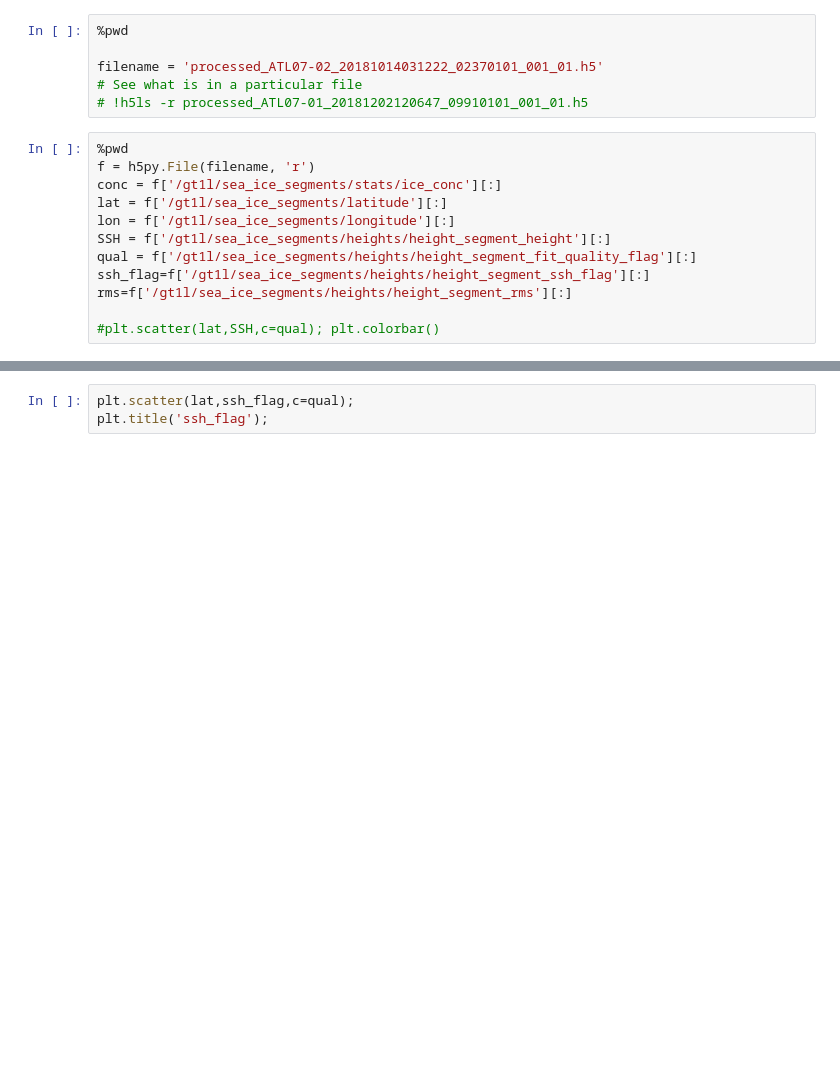
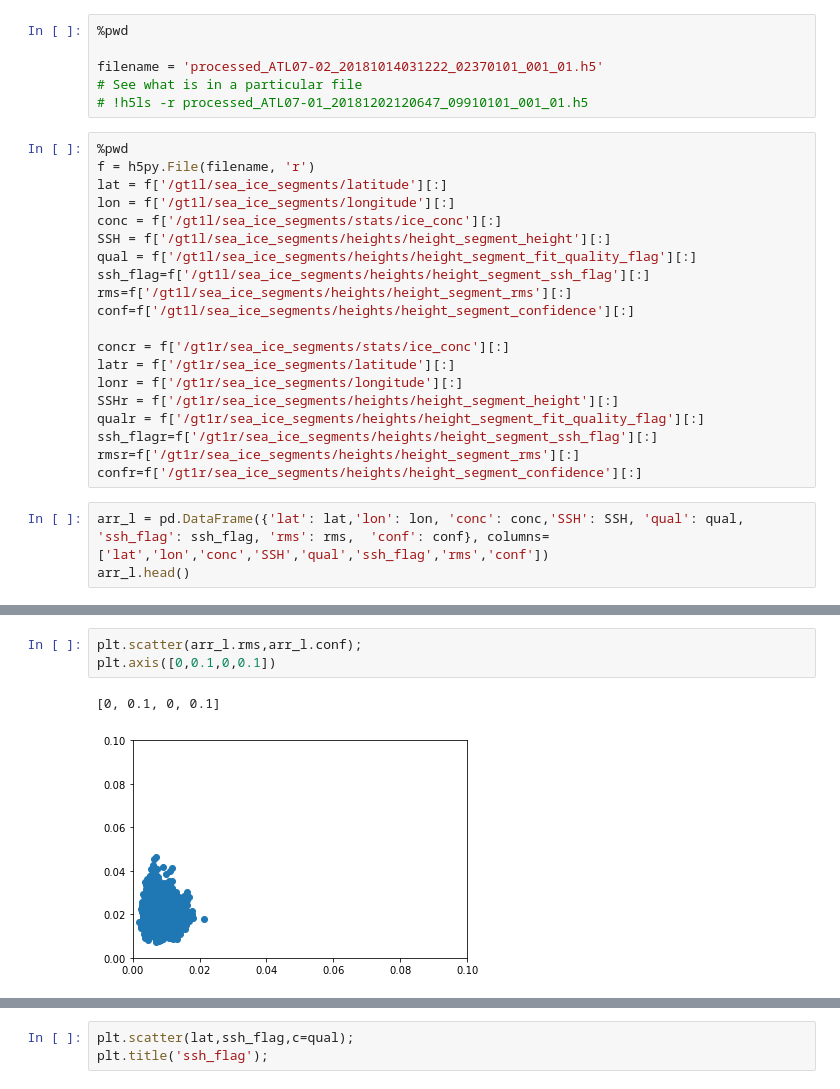
Before and after one commit to ICESAT-2HackWeek/Floes-are-Swell, a Jupyter notebook: Xi_Ross_Sea/look_at_one_track.ipynb, the cells around one changed output, grey strips where cells are left out. Drawn from its saved outputs; the diff is of its cells as text; blank space fills up the shorter version.

```diff
--- a/Xi_Ross_Sea/look_at_one_track.ipynb
+++ b/Xi_Ross_Sea/look_at_one_track.ipynb
@@ -33,12 +36,23 @@ filename = 'processed_ATL07-02_20181014031222_02370101_001_01.h5'
 # %%
 %pwd
 f = h5py.File(filename, 'r')
-conc = f['/gt1l/sea_ice_segments/stats/ice_conc'][:]
 lat = f['/gt1l/sea_ice_segments/latitude'][:]
 lon = f['/gt1l/sea_ice_segments/longitude'][:]
+conc = f['/gt1l/sea_ice_segments/stats/ice_conc'][:]
 SSH = f['/gt1l/sea_ice_segments/heights/height_segment_height'][:]
 qual = f['/gt1l/sea_ice_segments/heights/height_segment_fit_quality_flag'][:]
 ssh_flag=f['/gt1l/sea_ice_segments/heights/height_segment_ssh_flag'][:]
 rms=f['/gt1l/sea_ice_segments/heights/height_segment_rms'][:]
+conf=f['/gt1l/sea_ice_segments/heights/height_segment_confidence'][:]
 
-#plt.scatter(lat,SSH,c=qual); plt.colorbar()
+concr = f['/gt1r/sea_ice_segments/stats/ice_conc'][:]
+latr = f['/gt1r/sea_ice_segments/latitude'][:]
+lonr = f['/gt1r/sea_ice_segments/longitude'][:]
+SSHr = f['/gt1r/sea_ice_segments/heights/height_segment_height'][:]
+qualr = f['/gt1r/sea_ice_segments/heights/height_segment_fit_quality_flag'][:]
+ssh_flagr=f['/gt1r/sea_ice_segments/heights/height_segment_ssh_flag'][:]
+rmsr=f['/gt1r/sea_ice_segments/heights/height_segment_rms'][:]
+confr=f['/gt1r/sea_ice_segments/heights/height_segment_confidence'][:]
+# %%
+arr_l = pd.DataFrame({'lat': lat,'lon': lon, 'conc': conc,'SSH': SSH, 'qual': qual, 'ssh_flag': ssh_flag, 'rms': rms,  'conf': conf}, columns=['lat','lon','conc','SSH','qual','ssh_flag','rms','conf'])
+arr_l.head()
@@ -44,0 +100,6 @@ rms=f['/gt1l/sea_ice_segments/heights/height_segment_rms'][:]
+# %%
+plt.scatter(arr_l.rms,arr_l.conf);
+plt.axis([0,0.1,0,0.1])
+# %% [output]
+[0, 0.1, 0, 0.1]
+[figure, added]
```
Also changed, not shown: parts of 14 cells of this notebook, 1 other file.
